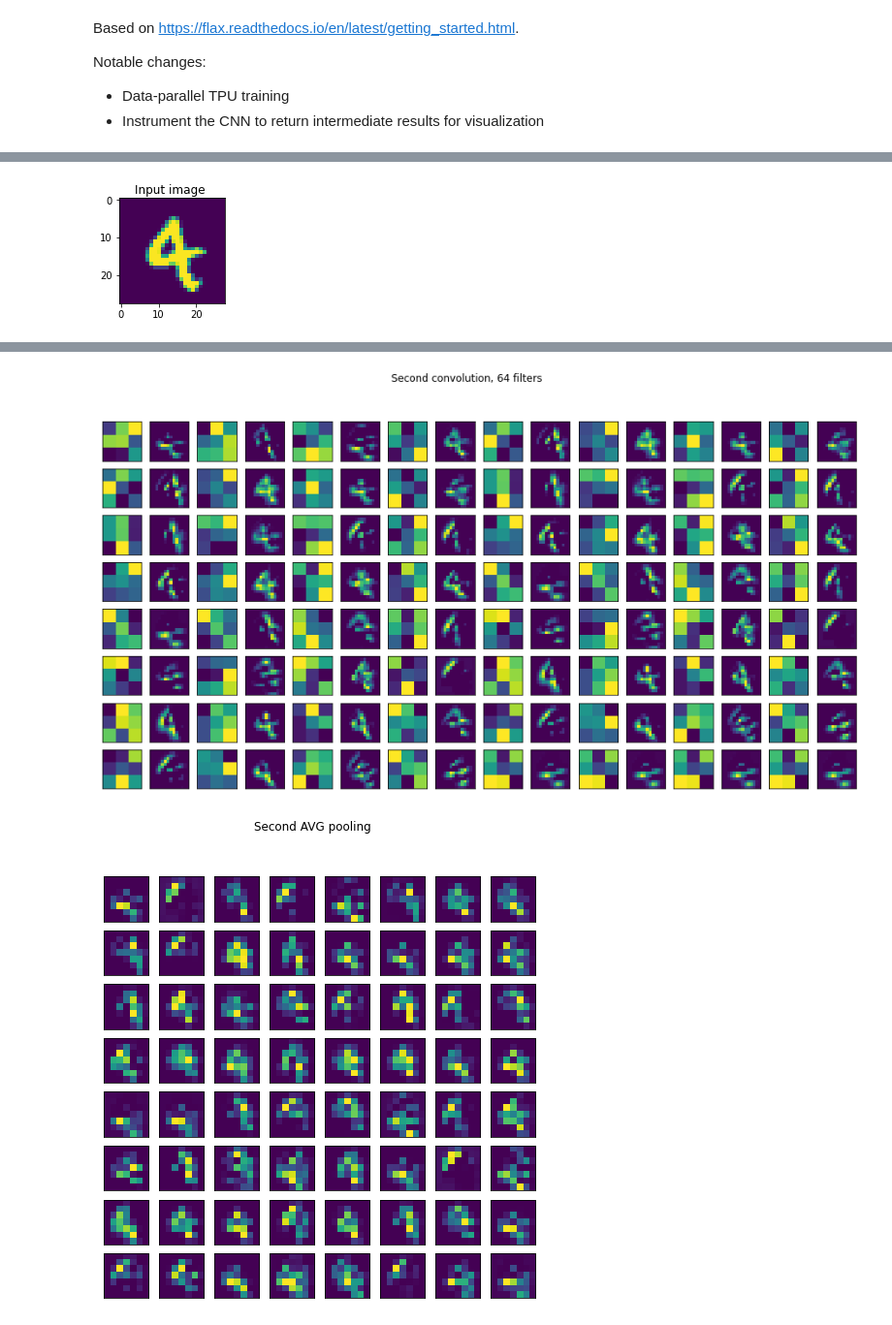
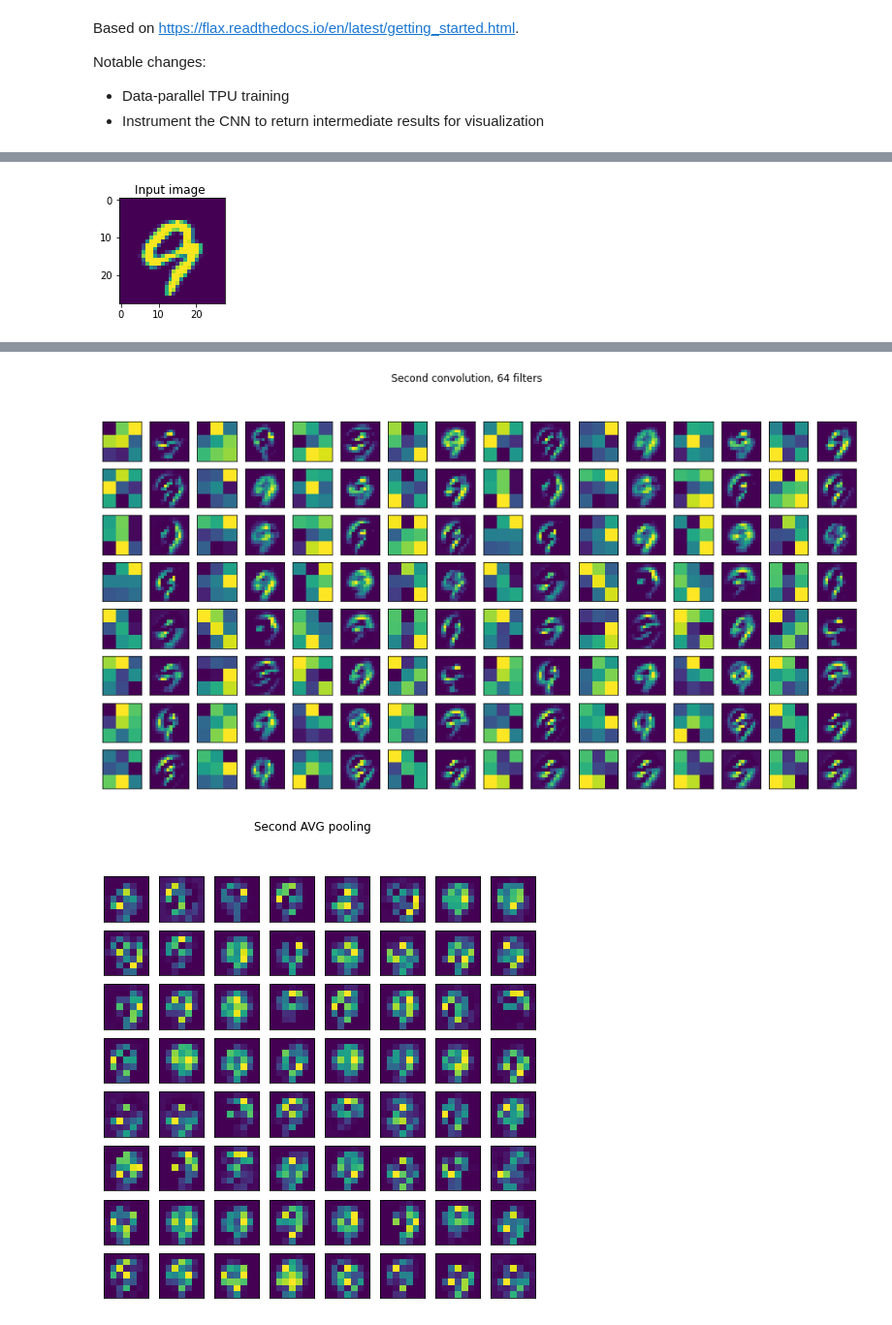
Before and after one commit to bboerschinger/colabs, a Jupyter notebook: 2023_02_24_Flax_MNIST_on_TPUs.ipynb, the cells around one changed output, grey strips where cells are left out. Shown at 97% size. Saved outputs shown, nothing was run; the diff lists cells and outputs as text; code cells hidden in the pictures.

```diff
--- a/2023_02_24_Flax_MNIST_on_TPUs.ipynb
+++ b/2023_02_24_Flax_MNIST_on_TPUs.ipynb
@@ -139,6 +141,8 @@ def train_step(state, batch):
 
   grad_fn = jax.grad(loss_fn)
   grads = grad_fn(state.params)
+  # !!! CRUCIAL - CROSS-REPLICA AVERAGING OF GRADIENTS !!!
+  grads = jax.lax.pmean(grads, axis_name='devices')
   state = state.apply_gradients(grads=grads)
   return state
 
@@ -166,8 +170,8 @@ state = flax.jax_utils.replicate(state, devices=jax.local_devices())
 
 # pmap the train and eval state - this adds the "device" dimension we need for
 # data-parallel training.
-pmapped_train_step = jax.pmap(train_step, axis_name='batch')
-pmapped_compute_metrics_step = jax.pmap(compute_metrics, axis_name='batch')
+pmapped_train_step = jax.pmap(train_step, axis_name='devices')
+pmapped_compute_metrics_step = jax.pmap(compute_metrics, axis_name='devices')
 # %%
 metrics_history = {'train_loss': [],
                    'train_accuracy': [],
@@ -242,7 +246,7 @@ unreplicated_params = flax.jax_utils.unreplicate(state.params)
 image_batch = flax.jax_utils.unreplicate(next(iter(train_ds)))
 _, states = model.apply({'params': unreplicated_params}, image_batch['image'], return_states=True)
 # %%
-look_at_image = 11 #@param
+look_at_image = 10 #@param
 
 fig, ax = plt.subplots(1, 1)
 fig.set_figwidth(2)
@@ -304,4 +308,4 @@ for (row_axs, row_start) in zip(axs, range(0, 64, 8)):
     image_cell.set_yticks([])
     image_cell.imshow(states[3][look_at_image, :, :, row_start + offset])
 # %% [output]
-[figure, old version]
+[figure, new version]
@@ -310,2 +314,2 @@ for (row_axs, row_start) in zip(axs, range(0, 64, 8)):
-[figure, old version]
+[figure, new version]
-[figure, old version]
+[figure, new version]
```
Also changed, not shown: parts of 6 cells of this notebook.
